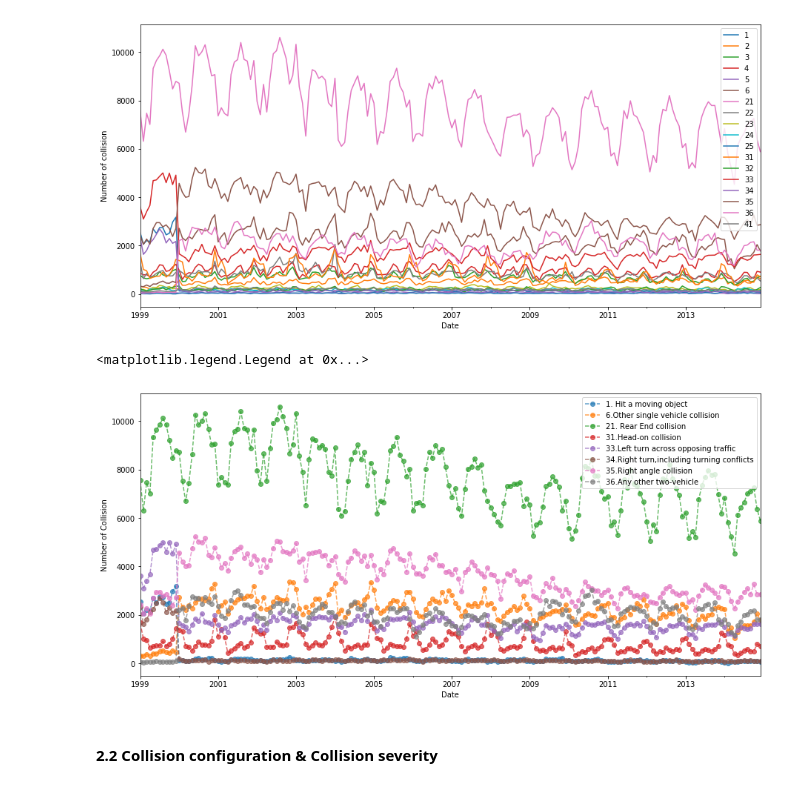
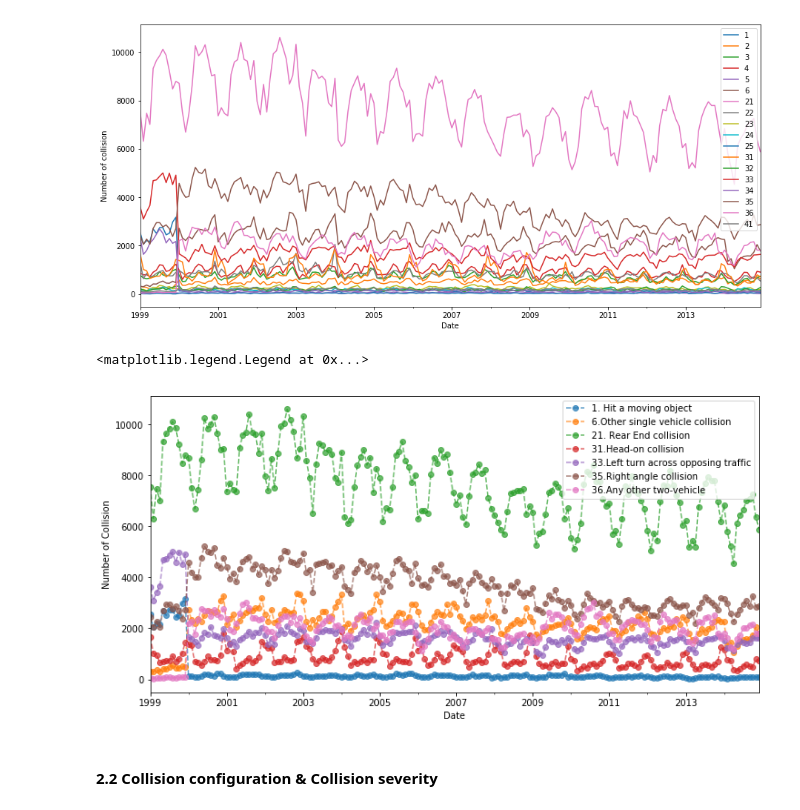
Before and after one commit to rynho/3250-G3, a Jupyter notebook: jupyterNB/Chae.ipynb, the cells around one changed output. Saved outputs shown, nothing was run; the diff lists cells and outputs as text; code cells hidden in the pictures.

```diff
--- a/jupyterNB/Chae.ipynb
+++ b/jupyterNB/Chae.ipynb
@@ -343,16 +343,16 @@ Text(0,0.5,'Number of collision')
 # %%
 #Select top 5 frequest configuration collision and plot the data
 confi=['1. Hit a moving object','6.Other single vehicle collision', '21. Rear End collision','31.Head-on collision',
-       '33.Left turn across opposing traffic','34.Right turn,including turning conflicts',
+       '33.Left turn across opposing traffic',
       '35.Right angle collision','36.Any other two-vehicle']
-e=configuration[[1,6,21,31,33,34,35,36]]
-e.plot(figsize=(15,7),style='o--',alpha=0.7)
+e=configuration[[1,6,21,31,33,35,36]]
+e.plot(figsize=(12,6),style='o--',alpha=0.7)
 plt.xlabel('Date')
 plt.ylabel('Number of Collision')
 plt.legend(confi)
 # %% [output]
 <matplotlib.legend.Legend at 0x...>
-[figure, old version]
+[figure, new version]
 # %% [markdown]
 #### 2.2 Collision configuration & Collision severity
 # %%
```
Also changed, not shown: parts of 5 cells of this notebook.
